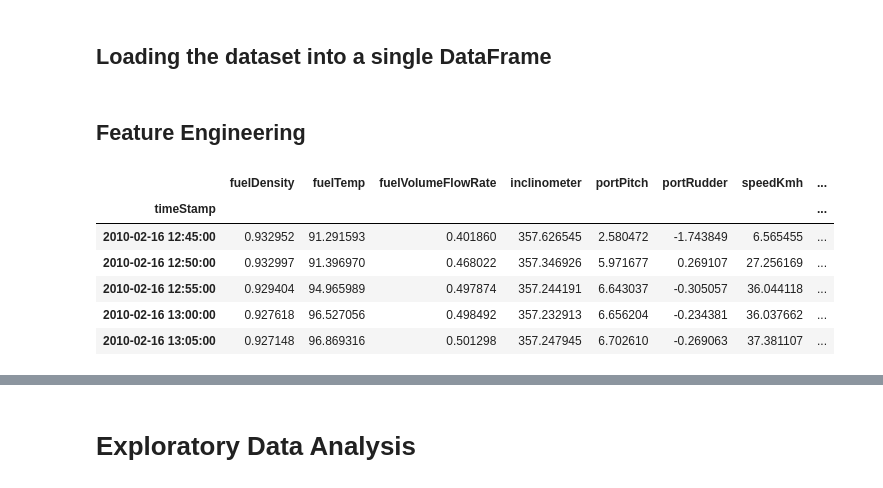
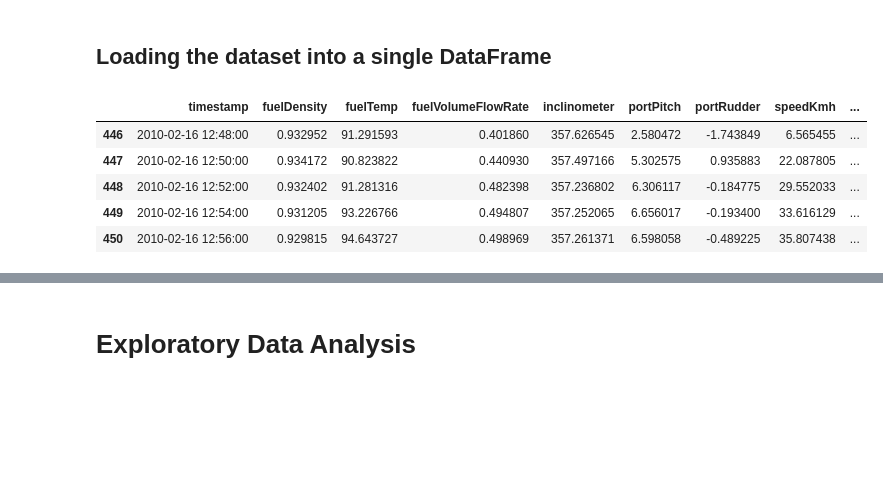
Before and after one commit to Dreezyagu/EC_predictor, a Jupyter notebook: EC_predictor.ipynb, the cells around one changed output, grey strips where cells are left out. Drawn from its saved outputs; the diff is of its cells as text; code cells hidden in the pictures; blank space fills up the shorter version.

```diff
--- a/EC_predictor.ipynb
+++ b/EC_predictor.ipynb
@@ -77,2 +112,0 @@ for _, df in temp_df.items():
-# %% [markdown]
-## Feature Engineering
@@ -94,22 +113,15 @@ filtered_df = data_df.drop(['longitude', 'latitude'], axis=1)
-# %%
-# Resample the dataframe and aggregrating the data to every 5 mins by the mean/average
-resampled_data = filtered_df.resample('5min').mean()
-
-# Dropping all empty/null data
-processed_df =  resampled_data.dropna()
-
-processed_df.head()
-# %% [output]
-|  | fuelDensity | fuelTemp | fuelVolumeFlowRate | inclinometer | portPitch | portRudder | speedKmh | ... |
-| timeStamp |  |  |  |  |  |  |  | ... |
-| 2010-02-16 12:45:00 | 0.932952 | 91.291593 | 0.401860 | 357.626545 | 2.580472 | -1.743849 | 6.565455 | ... |
-| 2010-02-16 12:50:00 | 0.932997 | 91.396970 | 0.468022 | 357.346926 | 5.971677 | 0.269107 | 27.256169 | ... |
-| 2010-02-16 12:55:00 | 0.929404 | 94.965989 | 0.497874 | 357.244191 | 6.643037 | -0.305057 | 36.044118 | ... |
-| 2010-02-16 13:00:00 | 0.927618 | 96.527056 | 0.498492 | 357.232913 | 6.656204 | -0.234381 | 36.037662 | ... |
-| 2010-02-16 13:05:00 | 0.927148 | 96.869316 | 0.501298 | 357.247945 | 6.702610 | -0.269063 | 37.381107 | ... |
 # %%
 # Calculate the energy consumption for every 5 minutes and add the column to the DataFrame.
-processed_df.loc[:, 'EC'] =  (processed_df['fuelDensity'] * processed_df['fuelVolumeFlowRate'] * 300) /1000
+main_df.loc[:, 'EC'] =  (main_df['fuelDensity'] * main_df['fuelVolumeFlowRate'] * 120) / 1000
+
+main_df.head()
+# %% [output]
+|  | timestamp | fuelDensity | fuelTemp | fuelVolumeFlowRate | inclinometer | portPitch | portRudder | speedKmh | ... |
+| 446 | 2010-02-16 12:48:00 | 0.932952 | 91.291593 | 0.401860 | 357.626545 | 2.580472 | -1.743849 | 6.565455 | ... |
+| 447 | 2010-02-16 12:50:00 | 0.934172 | 90.823822 | 0.440930 | 357.497166 | 5.302575 | 0.935883 | 22.087805 | ... |
+| 448 | 2010-02-16 12:52:00 | 0.932402 | 91.281316 | 0.482398 | 357.236802 | 6.306117 | -0.184775 | 29.552033 | ... |
+| 449 | 2010-02-16 12:54:00 | 0.931205 | 93.226766 | 0.494807 | 357.252065 | 6.656017 | -0.193400 | 33.616129 | ... |
+| 450 | 2010-02-16 12:56:00 | 0.929815 | 94.643727 | 0.498969 | 357.261371 | 6.598058 | -0.489225 | 35.807438 | ... |
 # %%
 # Plot a chart to examine the correlation between all features and the EC
 plt.figure(figsize=(12,12))
```
Also changed, not shown: parts of 8 cells of this notebook.
